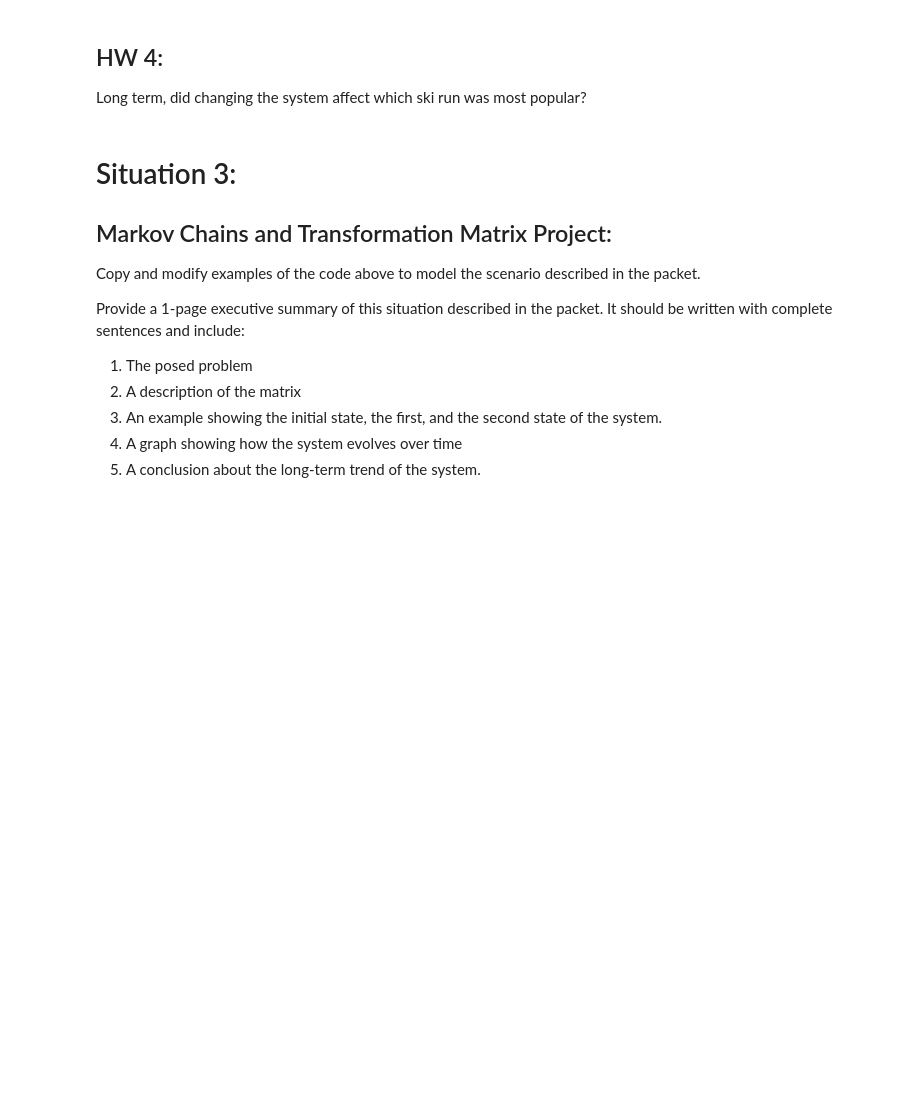
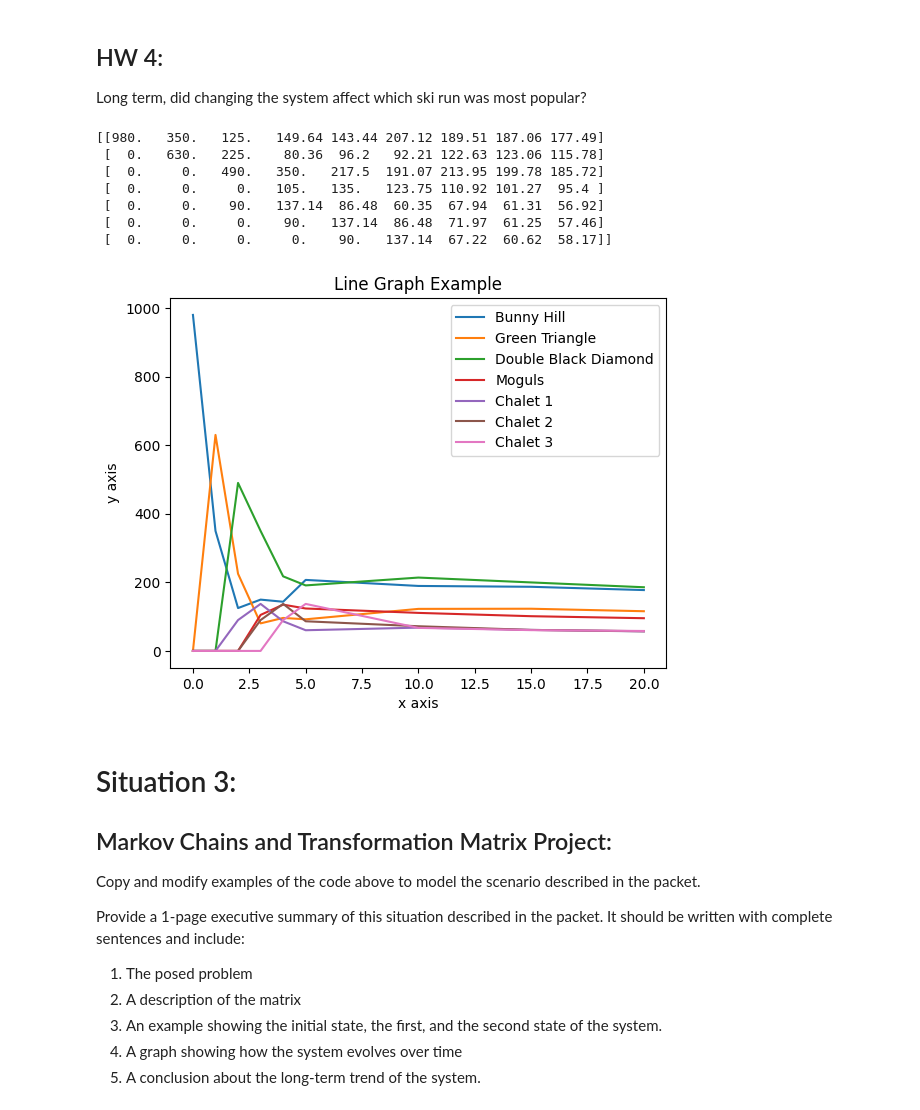
Before and after one commit to gracedgreen/Linear.Algebra.Projects, a Jupyter notebook: Grace_G's_copy_of_The_Ski_Hill_Transition_Matrices_and_Markov_Chains.ipynb, the cells around one changed output. Drawn from its saved outputs; the diff is of its cells as text; code cells hidden in the pictures; blank space fills up the shorter version.

```diff
--- a/Grace_G's_copy_of_The_Ski_Hill_Transition_Matrices_and_Markov_Chains.ipynb
+++ b/Grace_G's_copy_of_The_Ski_Hill_Transition_Matrices_and_Markov_Chains.ipynb
@@ -154,3 +219,14 @@ People who enter the ski lodge don't return immediately to the Bunny Hill. Inste
 ## HW 3:
 
 What is your new matrix system for this modification?  Give your new system and explain how you modified your old system to fit this new situation.
+# %%
+# create the matrix M:
+M = np.matrix([[50/140, 0, 30/140, 20/140, 0, 0 ,1 ],
+               [90/140, 0, 0, 0, 0 ,0, 0],
+               [0, 70/90, 50/140, 40/140, 0, 0, 0 ],
+               [0, 0, 30/140, 80/140, 0, 0, 0 ],
+               [0, 20/140, 30/140, 0, 0, 0, 0],
+               [0, 0, 0, 0, 1, 0, 0],
+               [0, 0, 0, 0, 0, 1, 0]
+               ])
+M
@@ -158,6 +249,43 @@ What is your new matrix system for this modification?  Give your new system and
 ## HW 4:
 
 Long term, did changing the system affect which ski run was most popular?
+# %%
+#  The initial state of the system:
+x0 = np.matrix([[980], [0], [0], [0], [0], [0], [0] ])
+
+#Make a matrix, where each column is the result
+#of applying the matrix multiple times to the initial state x0:
+
+X = np.c_[x0, M*x0, M**2 * x0, M**3 * x0, M**4 * x0, M**5 * x0, M**10 * x0, M**15 * x0, M**20 * x0]
+
+#print out the X matrix, rounding the entries to 2 decimal places
+print(X.round(2))
+import matplotlib.pyplot as plt
+
+x  = [0, 1, 2, 3, 4, 5, 10, 15, 20]
+plt.plot(x, np.array(X[0])[0], label="Bunny Hill")
+plt.plot(x, np.array(X[1])[0], label="Green Triangle")
+plt.plot(x, np.array(X[2])[0], label="Double Black Diamond")
+plt.plot(x, np.array(X[3])[0], label="Moguls")
+plt.plot(x, np.array(X[4])[0], label="Chalet 1")
+plt.plot(x, np.array(X[5])[0], label="Chalet 2")
+plt.plot(x, np.array(X[6])[0], label="Chalet 3")
+plt.plot()
+
+plt.xlabel("x axis")  # Update this label
+plt.ylabel("y axis")  # Update this label
+plt.title("Line Graph Example")  # Update the title
+plt.legend()
+plt.show()
+# %% [output]
+[[980.   350.   125.   149.64 143.44 207.12 189.51 187.06 177.49]
+ [  0.   630.   225.    80.36  96.2   92.21 122.63 123.06 115.78]
+ [  0.     0.   490.   350.   217.5  191.07 213.95 199.78 185.72]
+ [  0.     0.     0.   105.   135.   123.75 110.92 101.27  95.4 ]
+ [  0.     0.    90.   137.14  86.48  60.35  67.94  61.31  56.92]
+ [  0.     0.     0.    90.   137.14  86.48  71.97  61.25  57.46]
+ [  0.     0.     0.     0.    90.   137.14  67.22  60.62  58.17]]
+[figure, added]
 # %% [markdown]
 # Situation 3:
 
```
Also changed, not shown: parts of 11 cells of this notebook.
